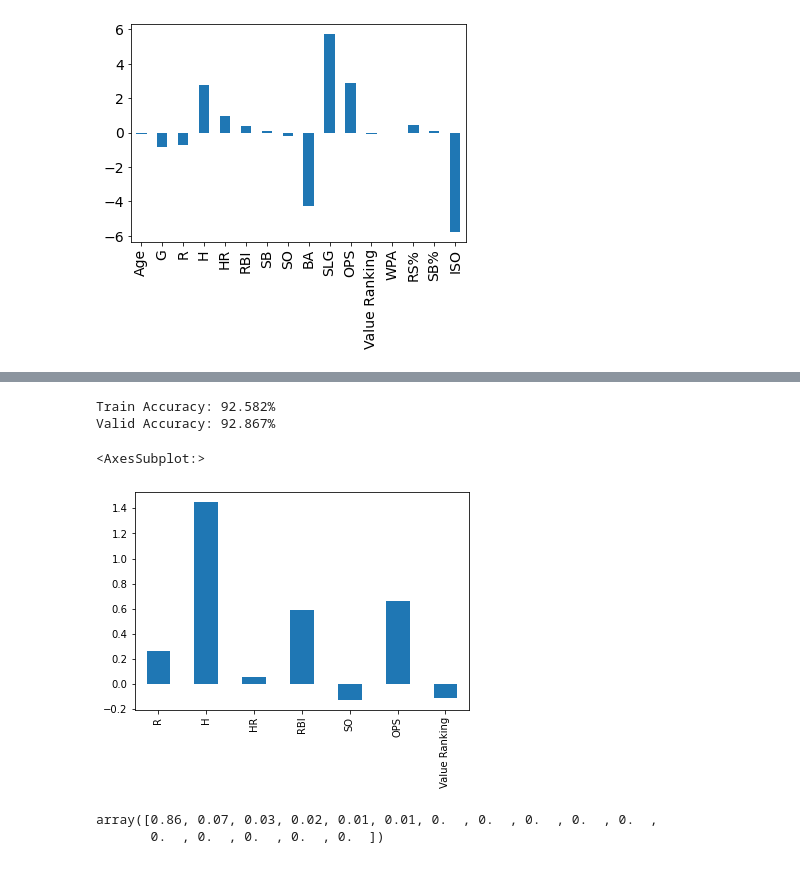
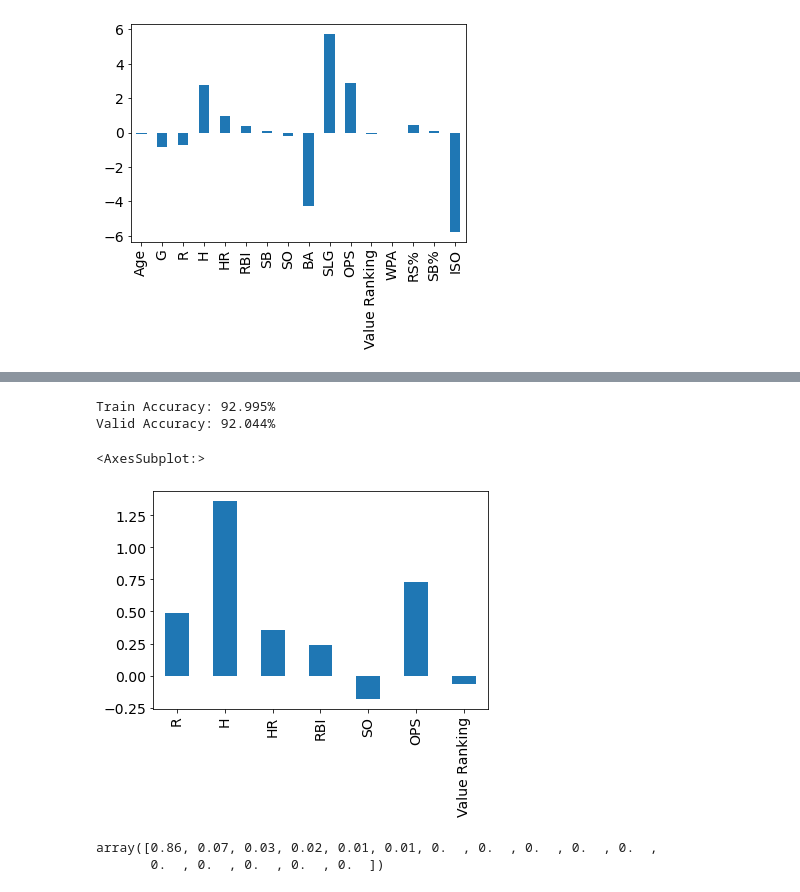
Before and after one commit to ebmorelli/451-allstar-project, a Jupyter notebook: project_models_0.ipynb, the cells around one changed output, grey strips where cells are left out. Drawn from its saved outputs; the diff is of its cells as text; code cells hidden in the pictures.

```diff
--- a/project_models_0.ipynb
+++ b/project_models_0.ipynb
@@ -126,3 +126,19 @@ Valid Accuracy: 91.907%
 [figure]
 # %%
 #Hyperparamter tuning did not affect much for logistic regression.
+# %%
+# Logistic Reg w alt features
+# Tuning hyperparameters for logistic regression
+
+model = LogisticRegression(random_state=3)
+params =  {
+    'penalty': ['none', 'l2', 'l1', 'elasticnet'],
+    'solver': ['newton-cg', 'lbfgs', 'saga', 'sag']
+}
+grid = GridSearchCV(estimator=model,
+                    param_grid=params,
+                    cv=10,
+                    n_jobs=1,
+                    verbose=0)
+grid.fit(train[xcols_alt], train['allstars'])
+p = grid.best_params_
@@ -129,20 +163,21 @@ Valid Accuracy: 91.907%
 # %%
-# Logistic Reg w alt features
+# Logistic Reg alt features post tuning
+
 model = Pipeline([
     ("std", StandardScaler()),
-    ("logr", LogisticRegression(random_state=123))
+    ("logr", LogisticRegression(penalty = p['penalty'], solver = p['solver'], random_state=4))
 ])
 model.fit(train[xcols_alt], train["allstars"])
 model.score(test[xcols_alt], test["allstars"])
 
 print(f"Train Accuracy: {model.score(train[xcols_alt], train['allstars'])*100:0.3f}%")
 print(f"Valid Accuracy: {model.score(test[xcols_alt], test['allstars'])*100:0.3f}%")
 pd.Series(model["logr"].coef_.reshape(-1), index=xcols_alt).plot.bar()
 # %% [output]
-Train Accuracy: 92.582%
-Valid Accuracy: 92.867%
+Train Accuracy: 92.995%
+Valid Accuracy: 92.044%
 <AxesSubplot:>
-[figure, old version]
+[figure, new version]
 # %%
 # Principal Component Analysis
 
```
Also changed, not shown: parts of 10 cells of this notebook.
